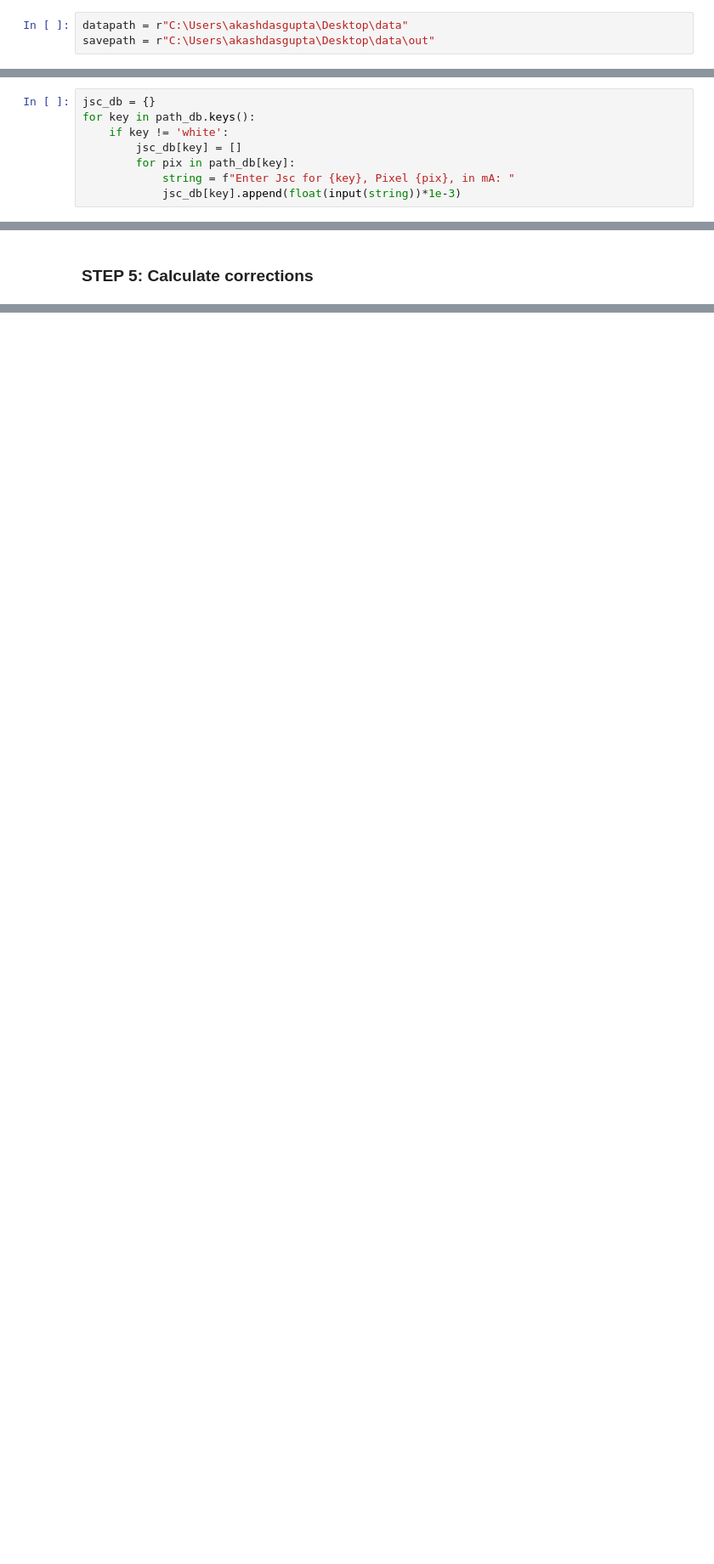
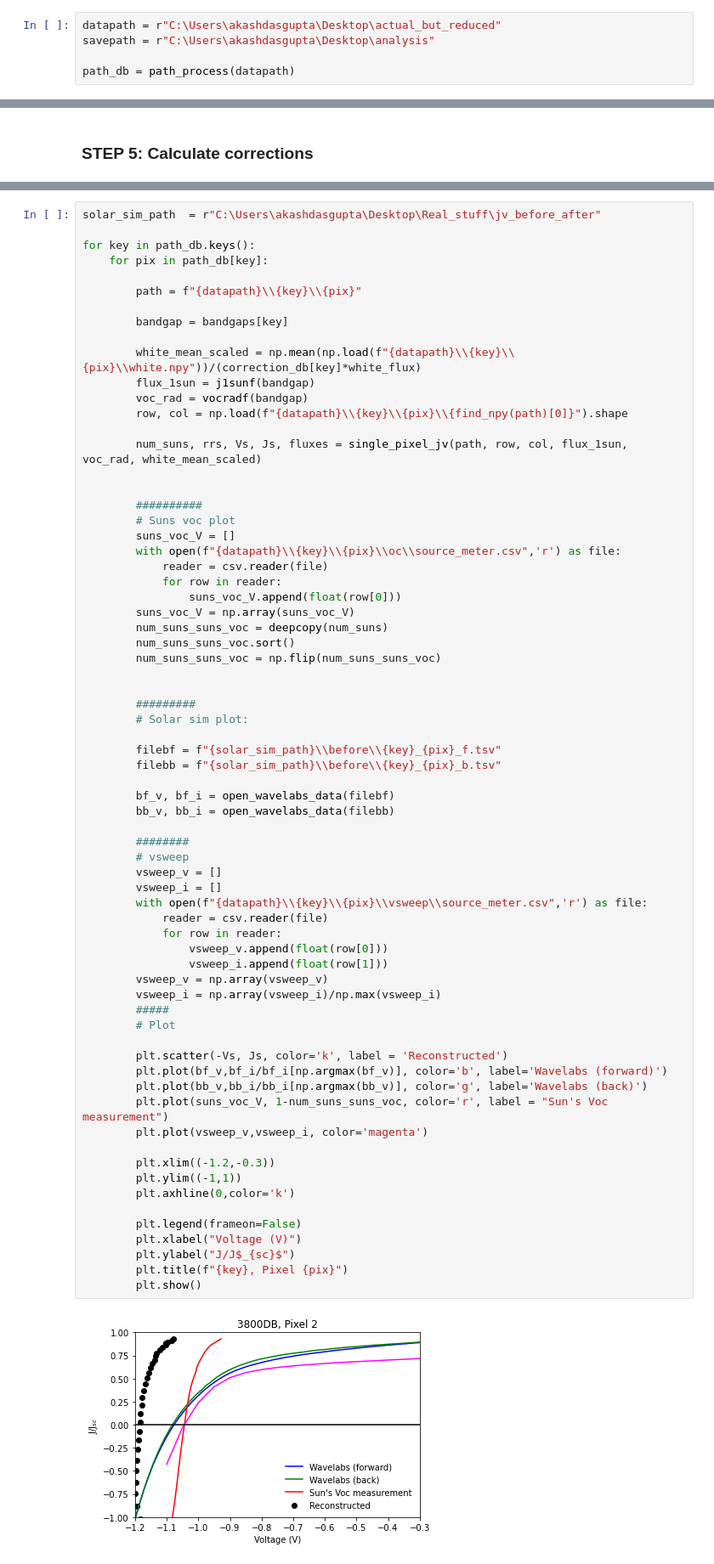
Before and after one commit to akashdasgupta/PL_imaging_analysis, a Jupyter notebook: PL_ANALYSIS.ipynb, the cells around one changed output, grey strips where cells are left out. Shown: that part at 85% size. Drawn from its saved outputs; the diff is of its cells as text; blank space fills up the shorter version.

```diff
--- a/PL_ANALYSIS.ipynb
+++ b/PL_ANALYSIS.ipynb
@@ -27,5 +29,7 @@ from reconstruct_jv import *
 * Don't remove the " " marks, or the 'r' in front of them, that's important!
 * Again, make sure your data is organised in the "[Path to all the data]\[name of sample]\[Pixel number]" format
 # %%
-datapath = r"C:\Users\akashdasgupta\Desktop\data"
-savepath = r"C:\Users\akashdasgupta\Desktop\data\out"
+datapath = r"C:\Users\akashdasgupta\Desktop\actual_but_reduced"
+savepath = r"C:\Users\akashdasgupta\Desktop\analysis"
+
+path_db = path_process(datapath)
@@ -107,8 +51,0 @@ What's the bandgap of out in eV?: 1.8
-# %%
-jsc_db = {}
-for key in path_db.keys():
-    if key != 'white':
-        jsc_db[key] = []
-        for pix in path_db[key]:
-            string = f"Enter Jsc for {key}, Pixel {pix}, in mA: "
-            jsc_db[key].append(float(input(string))*1e-3)
@@ -240,0 +70,71 @@ for key in path_db.keys():
+# %%
+solar_sim_path  = r"C:\Users\akashdasgupta\Desktop\Real_stuff\jv_before_after"
+
+for key in path_db.keys():
+    for pix in path_db[key]:
+
+        path = f"{datapath}\\{key}\\{pix}"
+
+        bandgap = bandgaps[key]
+
+        white_mean_scaled = np.mean(np.load(f"{datapath}\\{key}\\{pix}\\white.npy"))/(correction_db[key]*white_flux)
+        flux_1sun = j1sunf(bandgap)
+        voc_rad = vocradf(bandgap)
+        row, col = np.load(f"{datapath}\\{key}\\{pix}\\{find_npy(path)[0]}").shape
+
+        num_suns, rrs, Vs, Js, fluxes = single_pixel_jv(path, row, col, flux_1sun, voc_rad, white_mean_scaled)
+
+
+        ##########
+        # Suns voc plot
+        suns_voc_V = []
+        with open(f"{datapath}\\{key}\\{pix}\\oc\\source_meter.csv",'r') as file:
+            reader = csv.reader(file)
+            for row in reader:
+                suns_voc_V.append(float(row[0]))
+        suns_voc_V = np.array(suns_voc_V)
+        num_suns_suns_voc = deepcopy(num_suns)
+        num_suns_suns_voc.sort()
+        num_suns_suns_voc = np.flip(num_suns_suns_voc)
+
+
+        #########
+        # Solar sim plot:
+
+        filebf = f"{solar_sim_path}\\before\\{key}_{pix}_f.tsv"
+        filebb = f"{solar_sim_path}\\before\\{key}_{pix}_b.tsv"
+
+        bf_v, bf_i = open_wavelabs_data(filebf)
+        bb_v, bb_i = open_wavelabs_data(filebb)
+
+        ########
+        # vsweep
+        vsweep_v = []
+        vsweep_i = []
+        with open(f"{datapath}\\{key}\\{pix}\\vsweep\\source_meter.csv",'r') as file:
+            reader = csv.reader(file)
+            for row in reader:
+                vsweep_v.append(float(row[0]))
+                vsweep_i.append(float(row[1]))
+        vsweep_v = np.array(vsweep_v)
+        vsweep_i = np.array(vsweep_i)/np.max(vsweep_i)
+        #####
+        # Plot
+
+        plt.scatter(-Vs, Js, color='k', label = 'Reconstructed')
+        plt.plot(bf_v,bf_i/bf_i[np.argmax(bf_v)], color='b', label='Wavelabs (forward)')
+        plt.plot(bb_v,bb_i/bb_i[np.argmax(bb_v)], color='g', label='Wavelabs (back)')
+        plt.plot(suns_voc_V, 1-num_suns_suns_voc, color='r', label = "Sun's Voc measurement")
+        plt.plot(vsweep_v,vsweep_i, color='magenta')
+
+        plt.xlim((-1.2,-0.3))
+        plt.ylim((-1,1))
+        plt.axhline(0,color='k')
+
+        plt.legend(frameon=False)
+        plt.xlabel("Voltage (V)")
+        plt.ylabel("J/J$_{sc}$")
+        plt.title(f"{key}, Pixel {pix}")
+        plt.show()
+# %% [output]
+[figure, added]
```
Also changed, not shown: parts of 23 cells of this notebook.
